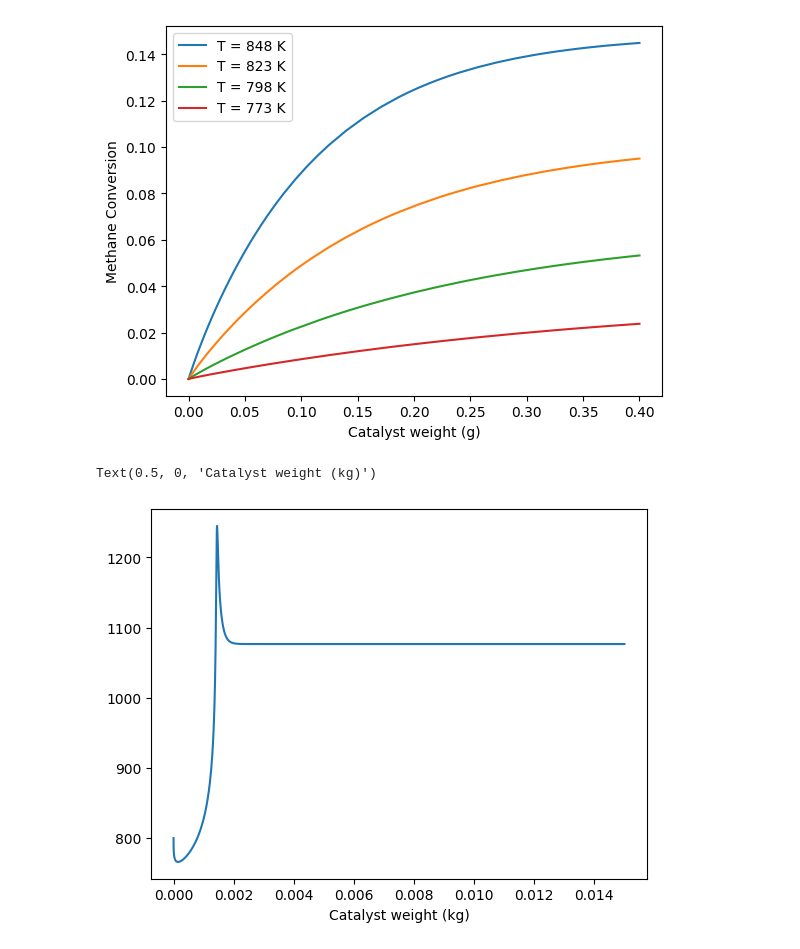
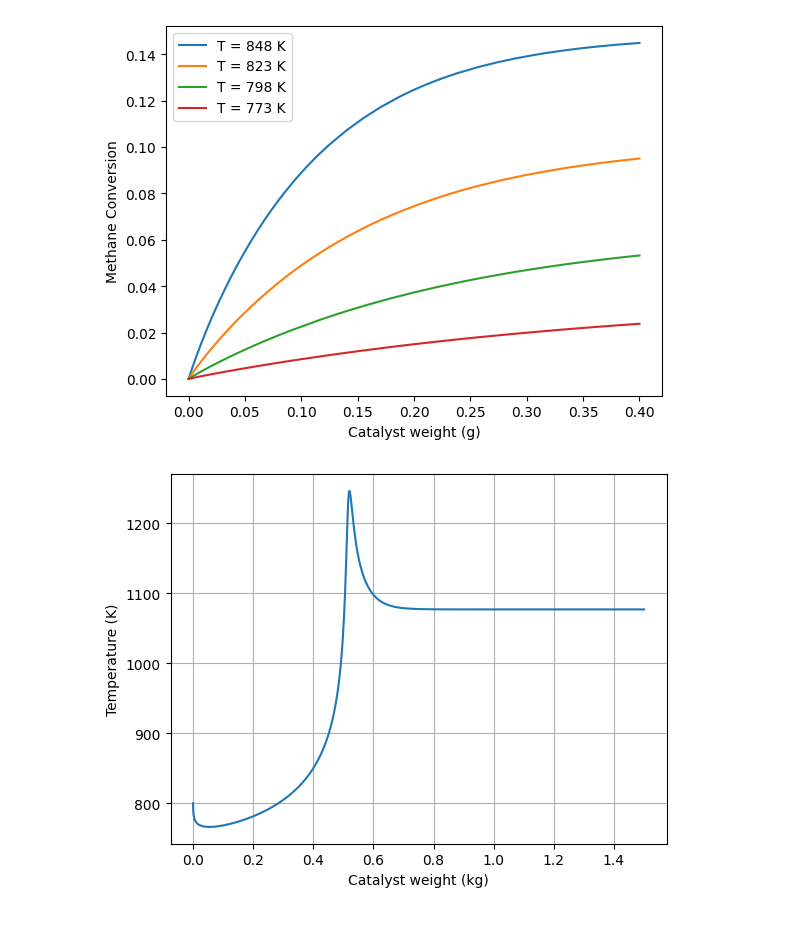
Before and after one commit to catvanille/project, a Jupyter notebook: shift.ipynb, the cells around one changed output. Saved outputs shown, nothing was run; the diff lists cells and outputs as text; code cells hidden in the pictures.

```diff
--- a/shift.ipynb
+++ b/shift.ipynb
@@ -230,7 +312,7 @@ def shift_ode(w, F):
 # Initial conditions
 T_list = [848, 823, 798, 773]
 # Integration range
-w_span = [0, 0.0004]  # Catalyst weight range (kg)
+w_span = [0, 0.0004]  # Catalyst weight range, corresponds to 0.0004
 for T in T_list:
     F0 = [1 / 3600, 3 / 3600, 0, 0, 0, 1.25 / 3600, 0, T, 10]
     sol = solve_ivp(shift_ode, w_span, F0, method='LSODA', rtol=1e-6, atol=1e-9)
@@ -246,7 +328,9 @@ for T in T_list:
     plt.plot(w, X, label='T = {} K'.format(T))
     plt.xlabel('Catalyst weight (g)')
     plt.ylabel('Methane Conversion')
+    plt.grid()
     plt.legend()
+    plt.savefig('conversion.png', bbox_inches='tight')
 # %% [output]
 [figure]
 # %%
@@ -280,56 +364,48 @@ def shiftb(w, F):
     FtCp = FCH4 * CpA(T) + FH2O * CpB(T) + FO2 * CpC(T) + FCO * CpD(T) + FCO2 * CpE(T) + FH2 * CpF(T) + FN2 * CpG(T)
 
     # Rate expressions for each reaction
-    rate1 = 0.07 * (k1 / pH2**2.5) * (pCH4 * pH2O - pH2**3 * pCO / KI) / sigma**2
-    rate2 = 0.06 * (k2 / pH2**3.5) * (pCH4 * pH2O**2 - pH2**4 * pCO2 / KII) / sigma**2
-    rate3 = 0.7 * (k3 / pH2) * (pCO * pH2O - pH2 * pCO2 / KIII) / sigma**2
+    rate1 = 0.07 * (k1 / (pH2**2.5)) * (pCH4 * pH2O - ((pH2**3) * pCO) / KI) / (sigma**2)
+    rate2 = 0.06 * (k2 / (pH2**3.5)) * (pCH4 * pH2O**2 - pH2**4 * pCO2 / KII) / (sigma**2)
+    rate3 = 0.7 * (k3 / pH2) * (pCO * pH2O - pH2 * pCO2 / KIII) / (sigma**2)
     rate4 = 0.05 * (k4a * pCH4 * pO2 / sigma1**2 + k4b * pCH4 * pO2 / sigma1)
 
     # Differential equations (species balances)
     dFdw = np.zeros(9)
-
     # Methane
     dFdw[0] = -rate1 - rate2 - rate4
-
     # Water (H2O)
     dFdw[1] = -rate1 - 2 * rate2 - rate3 + 2 * rate4
-
     # Oxygen (O2)
     dFdw[2] = -2 * rate4
     #dFdw[2] = - rate4
-
     # Carbon monoxide (CO)
     dFdw[3] = rate1 - rate3
-
     # Carbon dioxide (CO2)
     dFdw[4] = rate2 + rate3 + rate4
     #dFdw[4] = rate2 + rate3
-
     # Hydrogen (H2)
     dFdw[5] = 3 * rate1 + 4 * rate2 + rate3
-
     # Nitrogen (N2)
     dFdw[6] = 0
-
     #Temperature change (non-isothermal case)
     dFdw[7] = (-rate1 * Hrxn1(T) - rate2 * Hrxn2(T) - rate3 * Hrxn3(T) - rate4 * Hrxn4(T)) / FtCp
-
     #Pressure change
     dFdw[8] = 0
 
     return dFdw
 # %%
-F0 = [0.1 / 3600, 0.15 / 3600, 0.05/3600, 0, 0, 0.001 / 3600, 0.188/3600, 800, 14]
-sol = solve_ivp(shiftb, [0, 0.0015], F0, method='LSODA', rtol=1e-6, atol=1e-9)
+F0 = [0.1, 0.15, 0.05, 0, 0, 0.001, 0.188, 800, 14]
+sol = solve_ivp(shiftb, [0, 1.5], F0, method='LSODA', rtol=1e-6, atol=1e-9)
 F = sol.y.T
-w = sol.t * 10
+w = sol.t
 T = F[:, 7]
 plt.plot(w, T)
 plt.xlabel('Catalyst weight (kg)')
-# plt.ylabel('Temperature (K)')
+plt.ylabel('Temperature (K)')
+plt.grid()
+plt.savefig('temperature.png', bbox_inches='tight')
 # %% [output]
-Text(0.5, 0, 'Catalyst weight (kg)')
-[figure, old version]
+[figure, new version]
 # %%
 def visc(y, T):
 
```
Also changed, not shown: parts of 11 cells of this notebook, 22 other files.
